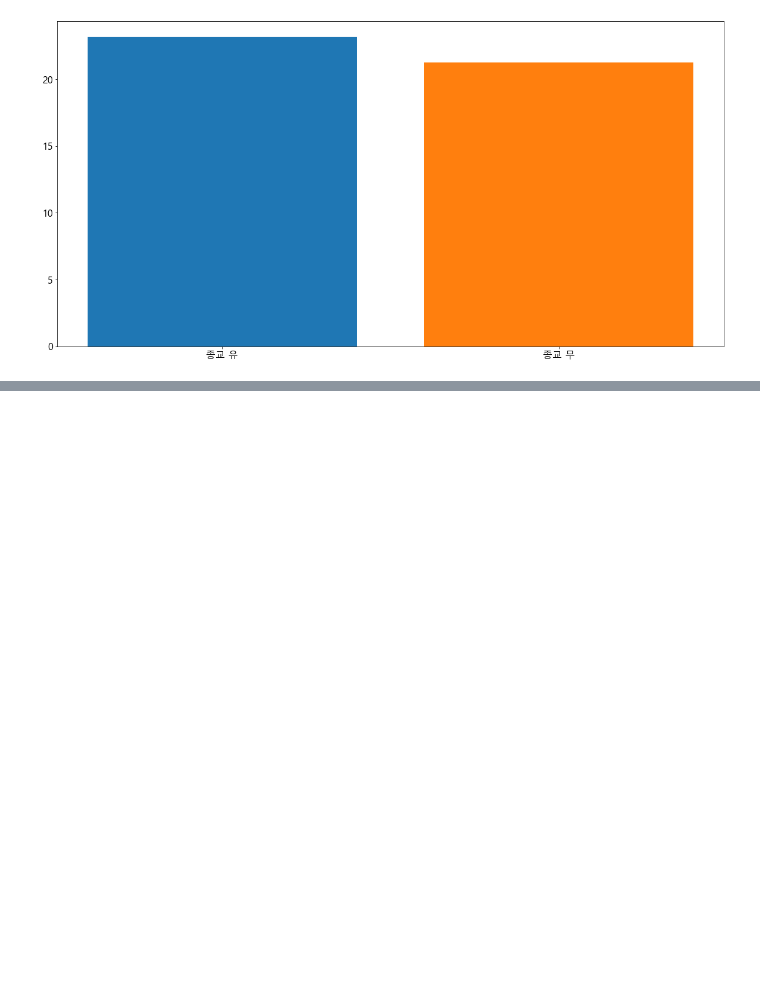
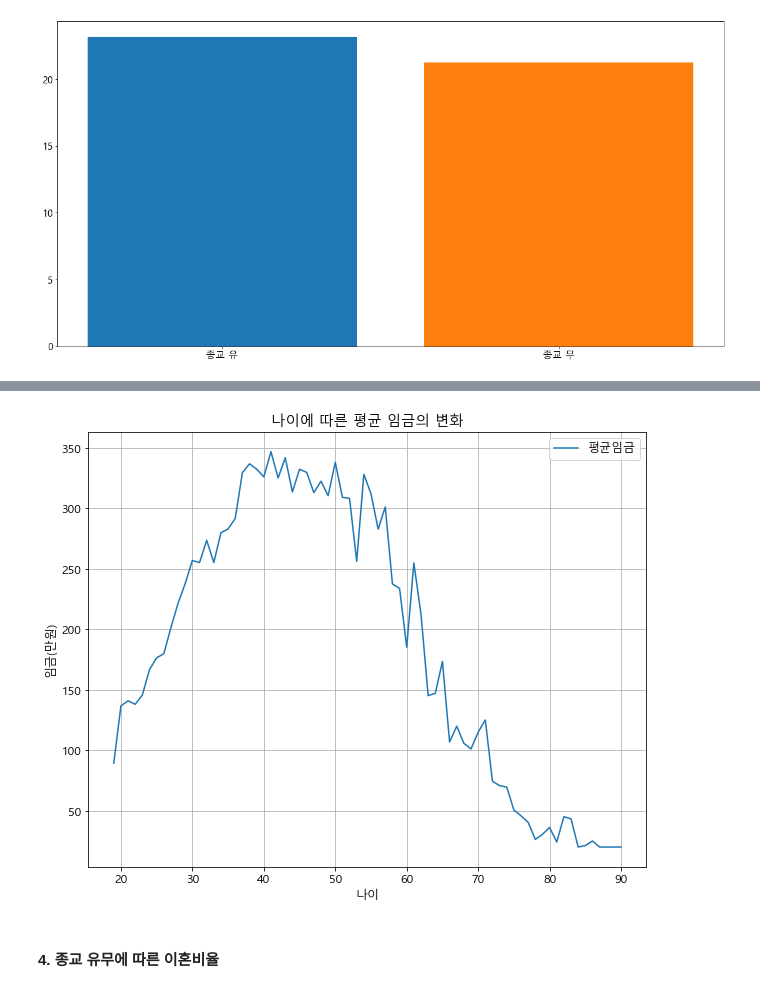
Before and after one commit to dch9610/Deep_Analysis, a Jupyter notebook: 1주차 과제/한국복지패널_데이터분석(21.02.02).ipynb, the cells around one changed output, grey strips where cells are left out. Saved outputs shown, nothing was run; the diff lists cells and outputs as text; code cells hidden in the pictures; blank space fills up the shorter version.

```diff
--- a/1주차 과제/한국복지패널_데이터분석(21.02.02).ipynb
+++ b/1주차 과제/한국복지패널_데이터분석(21.02.02).ipynb
@@ -217,0 +612,4 @@ plt.show()
+# %%
+# 나이 구하기 (2017년도 자료)
+df_tmp['나이'] = 2017 - df_tmp['출생년도']
+df_tmp.head()
@@ -217,0 +623,4 @@ plt.show()
+# %%
+# 출생년도 컬럼 제거
+df_tmp.drop('출생년도',axis=1, inplace=True)
+df_tmp.head()
@@ -217,0 +641,7 @@ plt.show()
+# %%
+# 결측치 제거
+df_tmp.dropna(inplace=True)
+# %%
+# 나이별 급여 평균을 구한다.
+df_avg = df_tmp.groupby('나이').mean()
+df_avg.head()
@@ -217,0 +656,18 @@ plt.show()
+# %%
+df_avg.plot()
+
+# 그래프 제목
+plt.title('나이에 따른 평균 임금의 변화')
+
+# 그리드
+plt.grid()
+
+# 축이름
+plt.xlabel('나이')
+plt.ylabel('임금(만원)')
+
+plt.show()
+# %% [output]
+[figure, added]
+# %% [markdown]
+#### 4. 종교 유무에 따른 이혼비율
```
Also changed, not shown: parts of 62 cells of this notebook.
